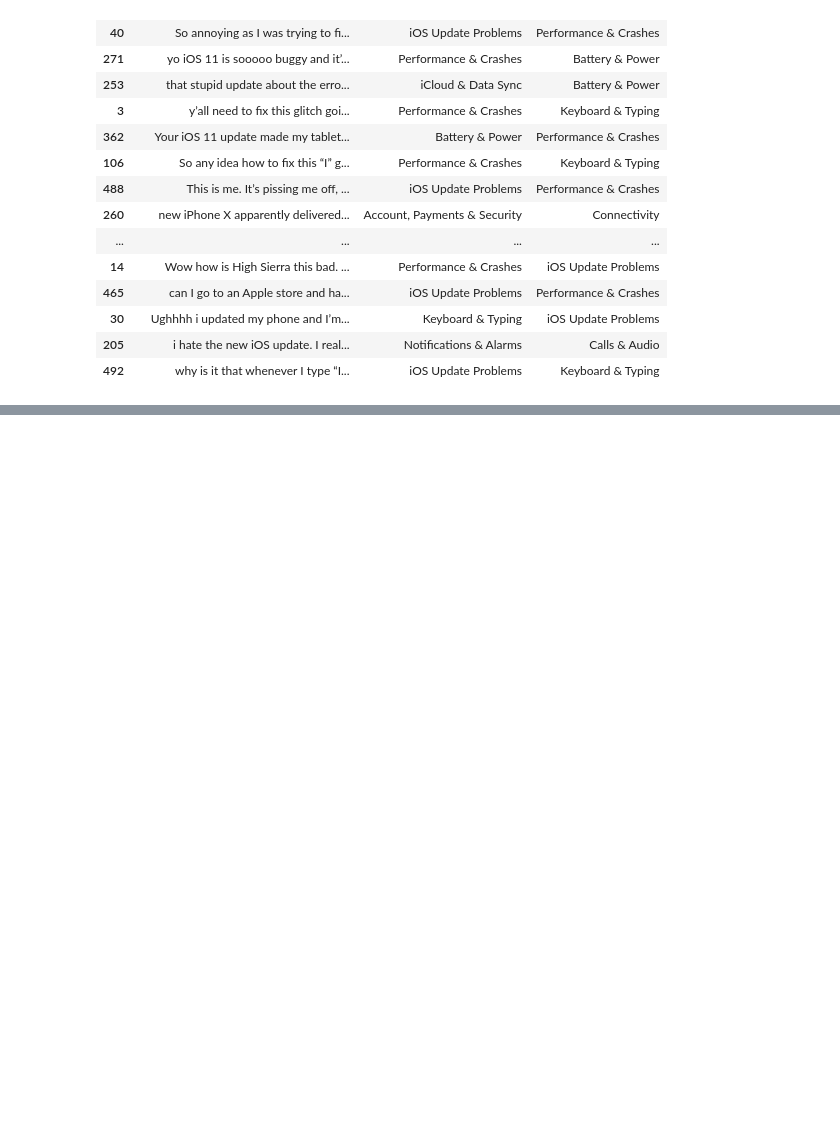
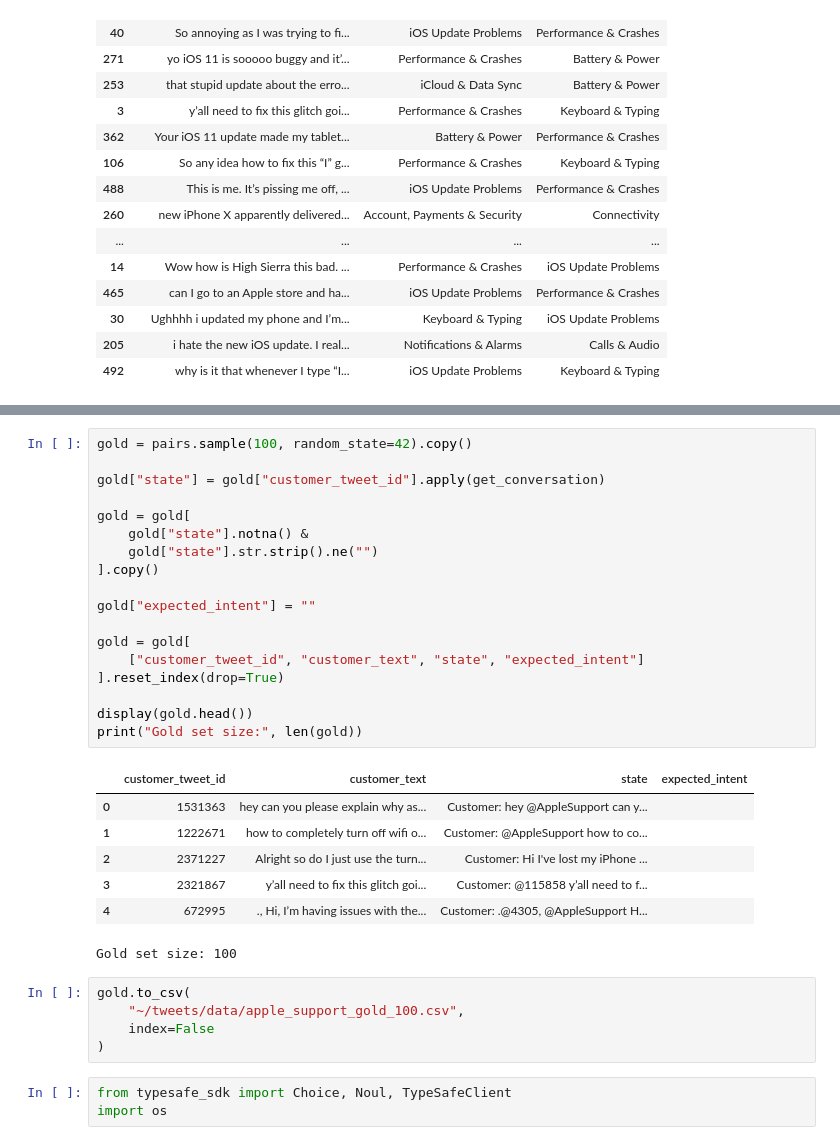
Before and after one commit to fyzanfr/tweets, a Jupyter notebook: notebooks/preprocessing.ipynb, the cells around one changed output, grey strips where cells are left out. Saved outputs shown, nothing was run; the diff lists cells and outputs as text; blank space fills up the shorter version.

```diff
--- a/notebooks/preprocessing.ipynb
+++ b/notebooks/preprocessing.ipynb
@@ -899,0 +906,34 @@ Errors: 33 / 64
+# %%
+gold = pairs.sample(100, random_state=42).copy()
+
+gold["state"] = gold["customer_tweet_id"].apply(get_conversation)
+
+gold = gold[
+    gold["state"].notna() &
+    gold["state"].str.strip().ne("")
+].copy()
+
+gold["expected_intent"] = ""
+
+gold = gold[
+    ["customer_tweet_id", "customer_text", "state", "expected_intent"]
+].reset_index(drop=True)
+
+display(gold.head())
+print("Gold set size:", len(gold))
+# %% [output]
+|  | customer_tweet_id | customer_text | state | expected_intent |
+| 0 | 1531363 | hey can you please explain why as... | Customer: hey @AppleSupport can y... |  |
+| 1 | 1222671 | how to completely turn off wifi o... | Customer: @AppleSupport how to co... |  |
+| 2 | 2371227 | Alright so do I just use the turn... | Customer: Hi I've lost my iPhone ... |  |
+| 3 | 2321867 | y’all need to fix this glitch goi... | Customer: @115858 y’all need to f... |  |
+| 4 | 672995 | ., Hi, I’m having issues with the... | Customer: .@4305, @AppleSupport H... |  |
+Gold set size: 100
+# %%
+gold.to_csv(
+    "~/tweets/data/apple_support_gold_100.csv",
+    index=False
+)
+# %%
+from typesafe_sdk import Choice, Noul, TypeSafeClient
+import os
```
Also changed, not shown: parts of 14 cells of this notebook, 2 other files.
